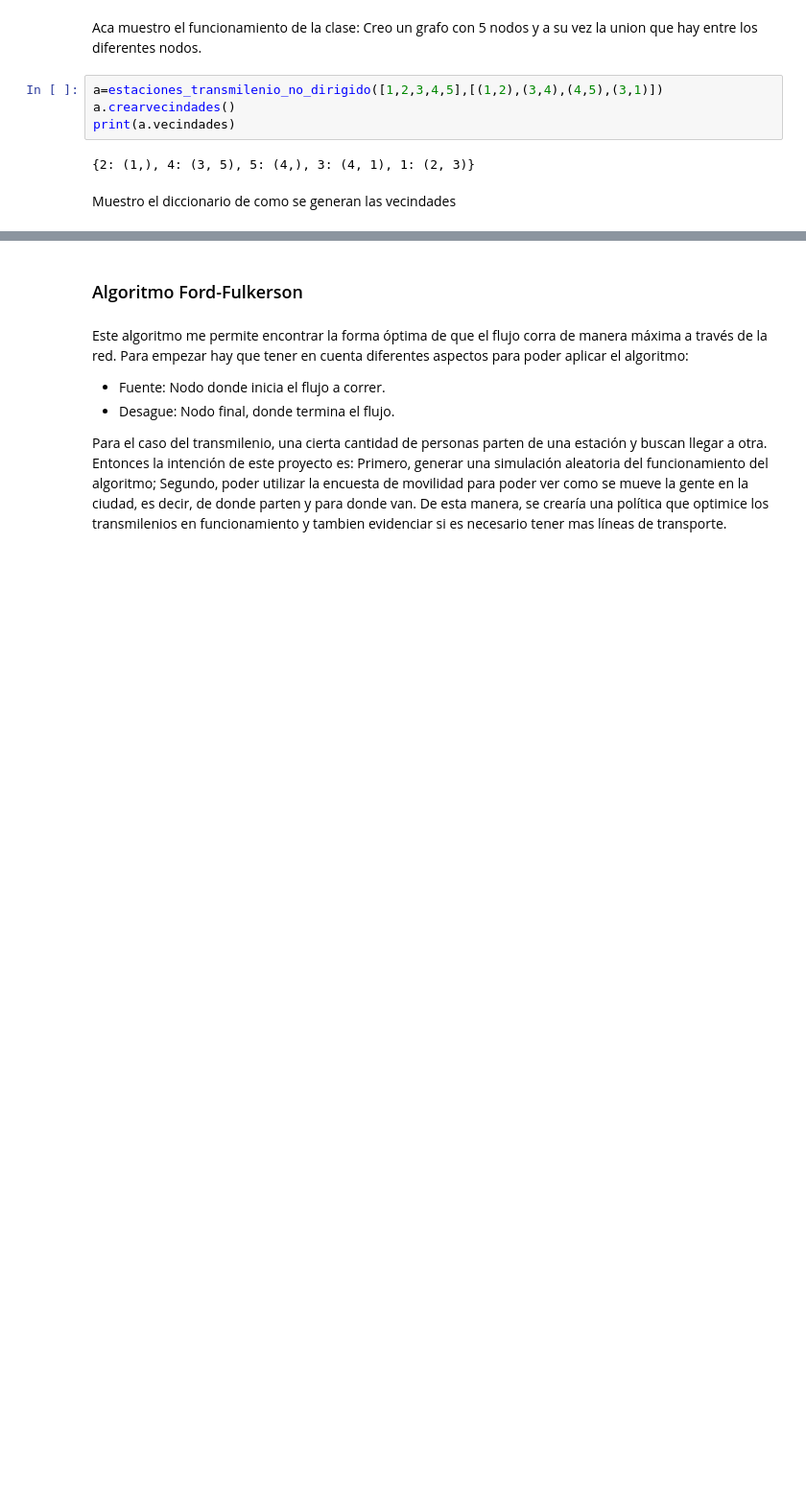
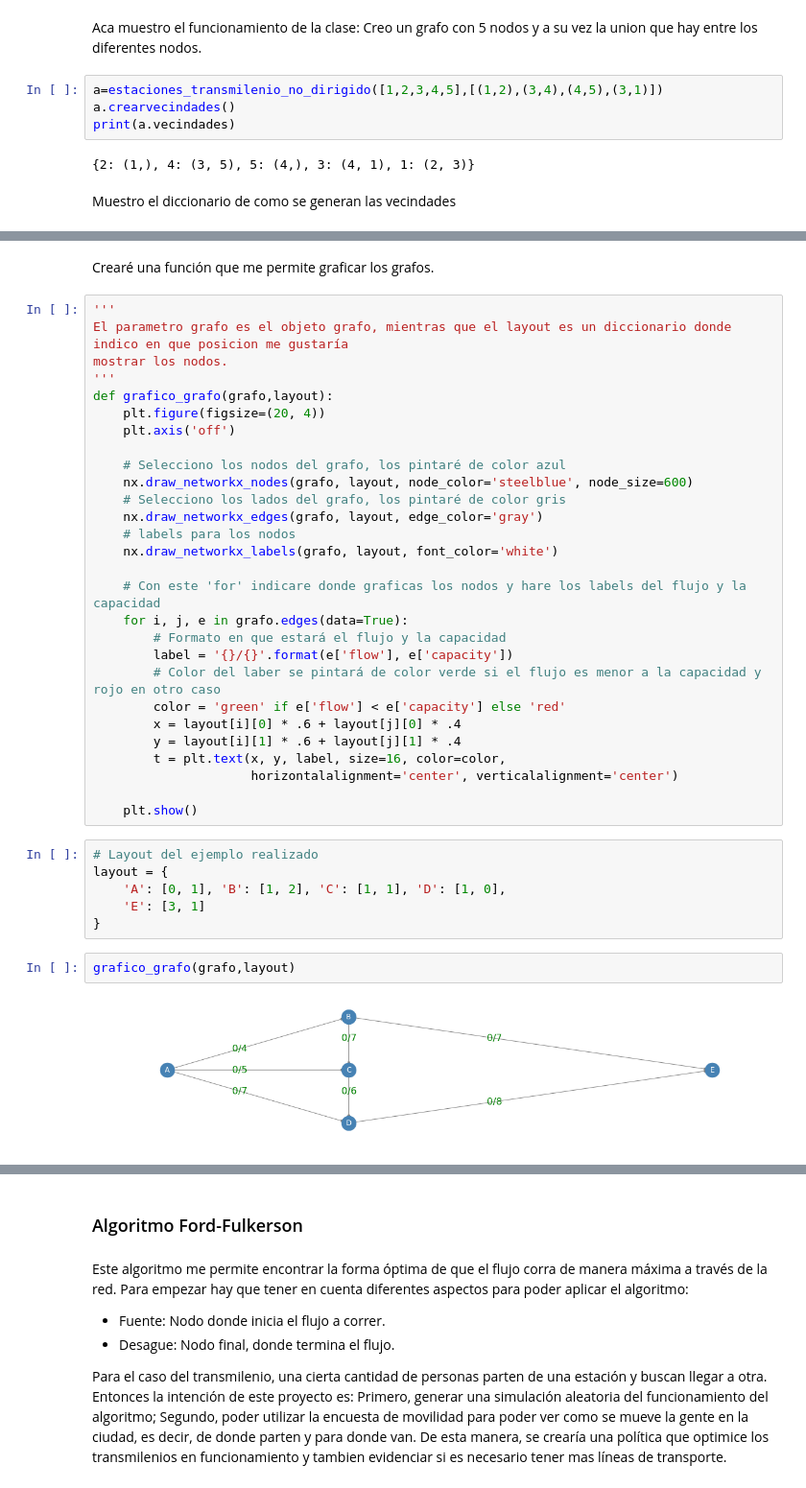
Before and after one commit to Juliansrami99/MCCP_julian.ramirez, a Jupyter notebook: Proyecto/Proyecto.ipynb, the cells around one changed output, grey strips where cells are left out. Shown at 96% size. Drawn from its saved outputs; the diff is of its cells as text; blank space fills up the shorter version.

```diff
--- a/Proyecto/Proyecto.ipynb
+++ b/Proyecto/Proyecto.ipynb
@@ -89,0 +111,40 @@ En los lados de un grafo se identifica a un nodo como cabeza o como cola, depend
+# %% [markdown]
+Crearé una función que me permite graficar los grafos.
+# %%
+'''
+El parametro grafo es el objeto grafo, mientras que el layout es un diccionario donde indico en que posicion me gustaría
+mostrar los nodos.
+'''
+def grafico_grafo(grafo,layout):
+    plt.figure(figsize=(20, 4))
+    plt.axis('off')
+
+    # Selecciono los nodos del grafo, los pintaré de color azul
+    nx.draw_networkx_nodes(grafo, layout, node_color='steelblue', node_size=600)
+    # Selecciono los lados del grafo, los pintaré de color gris
+    nx.draw_networkx_edges(grafo, layout, edge_color='gray')
+    # labels para los nodos
+    nx.draw_networkx_labels(grafo, layout, font_color='white')
+
+    # Con este 'for' indicare donde graficas los nodos y hare los labels del flujo y la capacidad
+    for i, j, e in grafo.edges(data=True):
+        # Formato en que estará el flujo y la capacidad
+        label = '{}/{}'.format(e['flow'], e['capacity'])
+        # Color del laber se pintará de color verde si el flujo es menor a la capacidad y rojo en otro caso
+        color = 'green' if e['flow'] < e['capacity'] else 'red'
+        x = layout[i][0] * .6 + layout[j][0] * .4
+        y = layout[i][1] * .6 + layout[j][1] * .4
+        t = plt.text(x, y, label, size=16, color=color,
+                     horizontalalignment='center', verticalalignment='center')
+
+    plt.show()
+# %%
+# Layout del ejemplo realizado
+layout = {
+    'A': [0, 1], 'B': [1, 2], 'C': [1, 1], 'D': [1, 0],
+    'E': [3, 1]
+}
+# %%
+grafico_grafo(grafo,layout)
+# %% [output]
+[figure, added]
```
Also changed, not shown: parts of 33 cells of this notebook.
